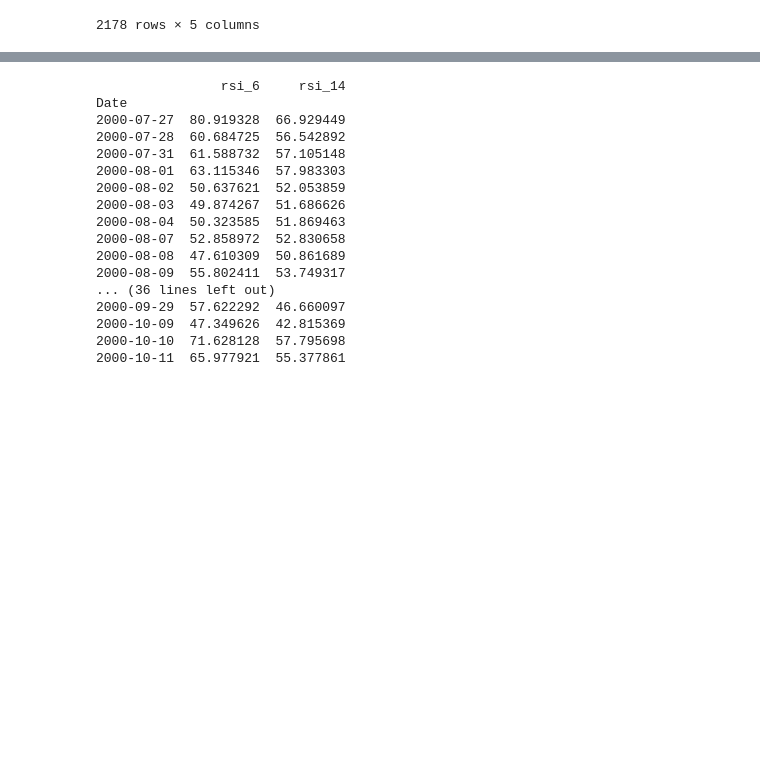
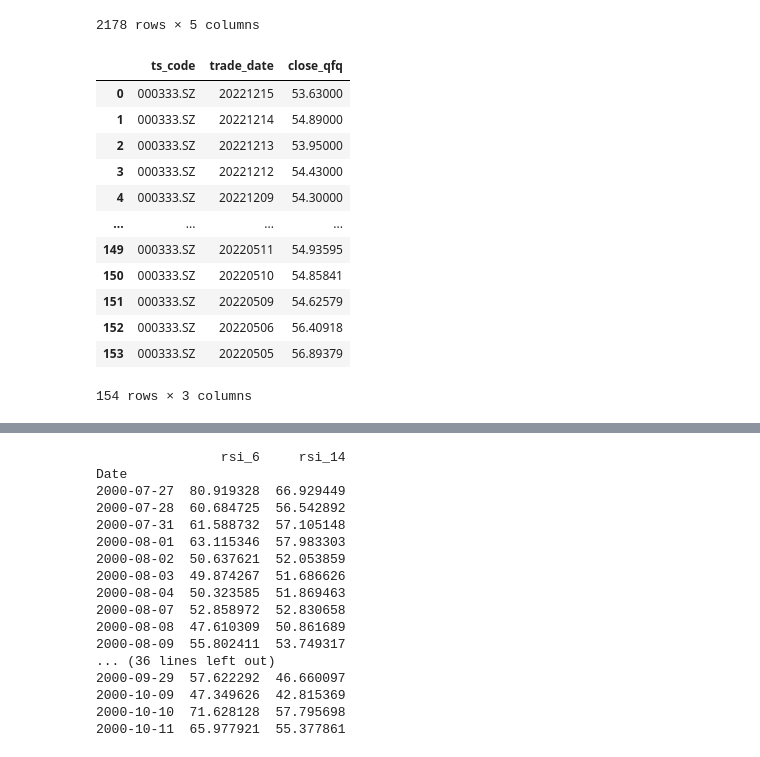
Before and after one commit to bizeasy17/investtrack, a Jupyter notebook: diggings/backtesting.ipynb, the cells around one changed output, grey strips where cells are left out. Saved outputs shown, nothing was run; the diff lists cells and outputs as text; code cells hidden in the pictures; blank space fills up the shorter version.

```diff
--- a/diggings/backtesting.ipynb
+++ b/diggings/backtesting.ipynb
@@ -40,3 +40,22 @@ See the caveats in the documentation: https://pandas.pydata.org/pandas-docs/stab
 | 2022-12-01 | 48.81 | 48.31 | 49.33 | 48.27 | 2022-12-01 |
 | 2022-12-02 | 48.04 | 48.04 | 48.60 | 47.76 | 2022-12-02 |
 2178 rows × 5 columns
+# %%
+pro = ts.pro_api()
+
+df = pro.stk_factor(ts_code='000333.SZ', start_date='20220501', end_date='20221216', fields='ts_code,close_qfq,trade_date')
+df
+# %% [output]
+|  | ts_code | trade_date | close_qfq |
+| 0 | 000333.SZ | 20221215 | 53.63000 |
+| 1 | 000333.SZ | 20221214 | 54.89000 |
+| 2 | 000333.SZ | 20221213 | 53.95000 |
+| 3 | 000333.SZ | 20221212 | 54.43000 |
+| 4 | 000333.SZ | 20221209 | 54.30000 |
+| ... | ... | ... | ... |
+| 149 | 000333.SZ | 20220511 | 54.93595 |
+| 150 | 000333.SZ | 20220510 | 54.85841 |
+| 151 | 000333.SZ | 20220509 | 54.62579 |
+| 152 | 000333.SZ | 20220506 | 56.40918 |
+| 153 | 000333.SZ | 20220505 | 56.89379 |
+154 rows × 3 columns
```
Also changed, not shown: parts of 2 cells of this notebook, 13 other files.
